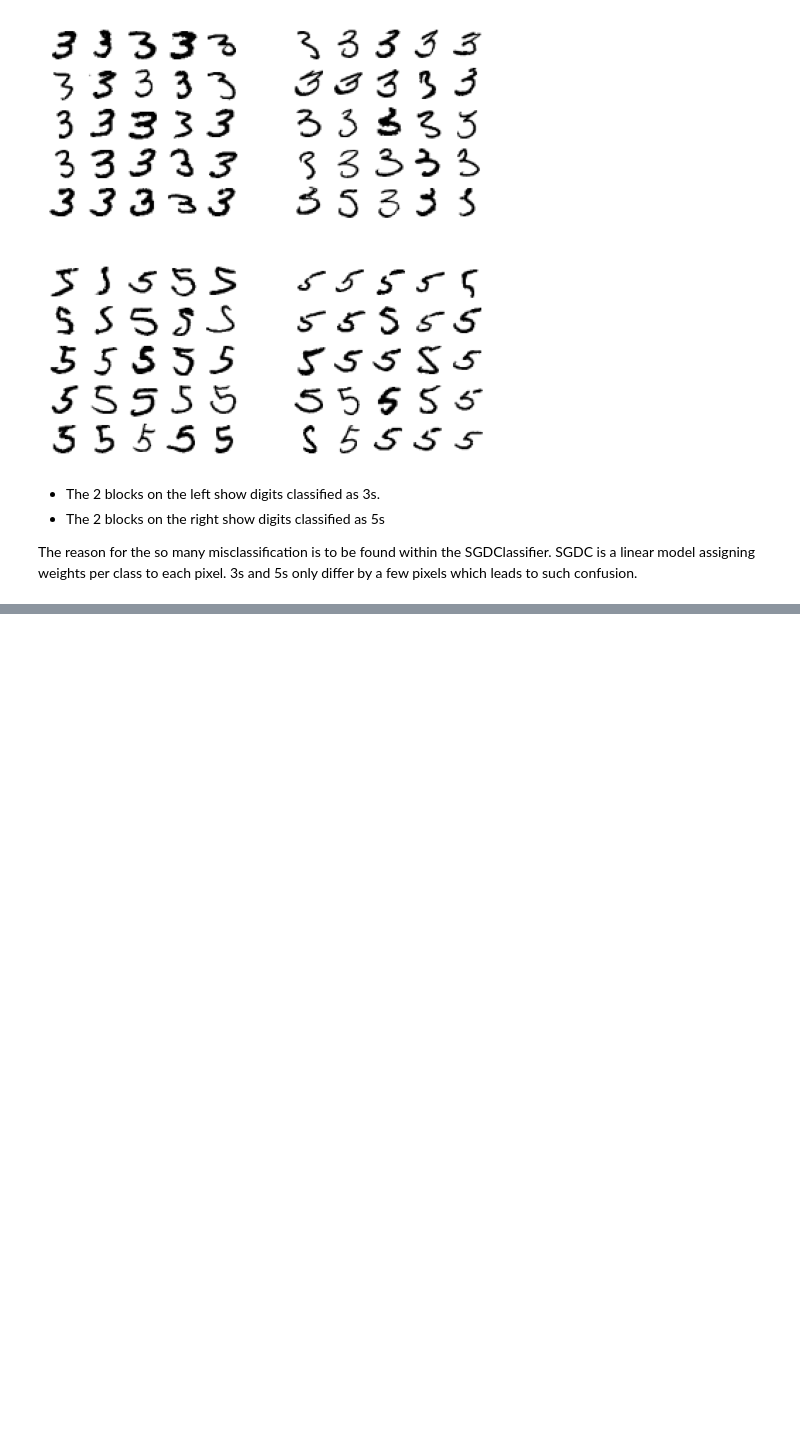
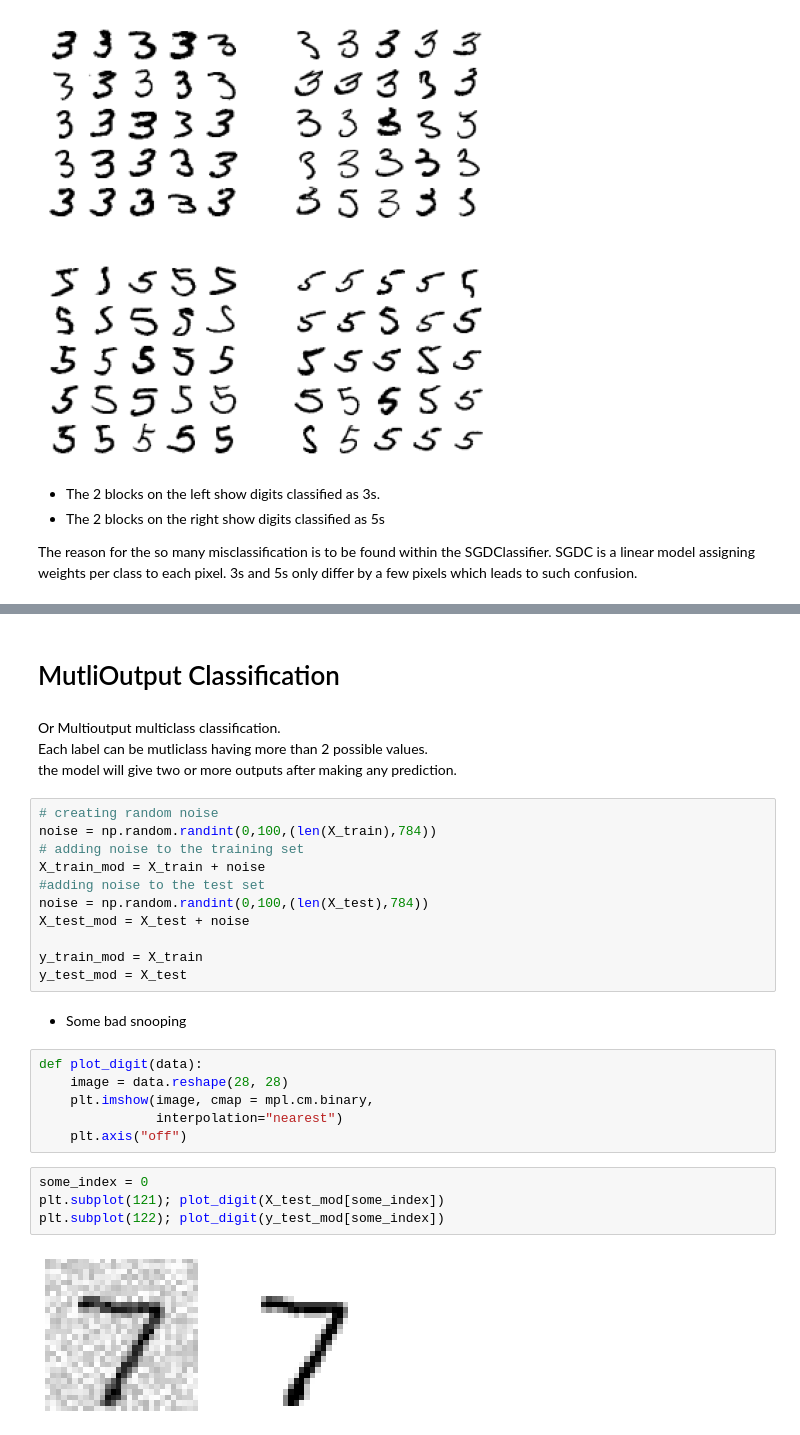
Before and after one commit to chikoungoun/Machine-Learning, a Jupyter notebook: Hands On machine Learning - A summary/Chapter 3 - Classification.ipynb, the cells around one changed output, grey strips where cells are left out. Saved outputs shown, nothing was run; the diff lists cells and outputs as text; blank space fills up the shorter version.

Commit message:
multioutput classification

```diff
--- a/Hands On machine Learning - A summary/Chapter 3 - Classification.ipynb
+++ b/Hands On machine Learning - A summary/Chapter 3 - Classification.ipynb
@@ -738,0 +739,31 @@ KeyboardInterrupt:
+# %% [markdown]
+# MutliOutput Classification
+# %% [markdown]
+Or Multioutput multiclass classification.
+Each label can be mutliclass having more than 2 possible values.
+the model will give two or more outputs after making any prediction.
+# %%
+# creating random noise
+noise = np.random.randint(0,100,(len(X_train),784))
+# adding noise to the training set
+X_train_mod = X_train + noise
+#adding noise to the test set
+noise = np.random.randint(0,100,(len(X_test),784))
+X_test_mod = X_test + noise
+
+y_train_mod = X_train
+y_test_mod = X_test
+# %% [markdown]
+* Some bad snooping
+# %%
+def plot_digit(data):
+    image = data.reshape(28, 28)
+    plt.imshow(image, cmap = mpl.cm.binary,
+               interpolation="nearest")
+    plt.axis("off")
+# %%
+some_index = 0
+plt.subplot(121); plot_digit(X_test_mod[some_index])
+plt.subplot(122); plot_digit(y_test_mod[some_index])
+# %% [output]
+[figure, added]
```
Also changed, not shown: parts of 24 cells of this notebook.
